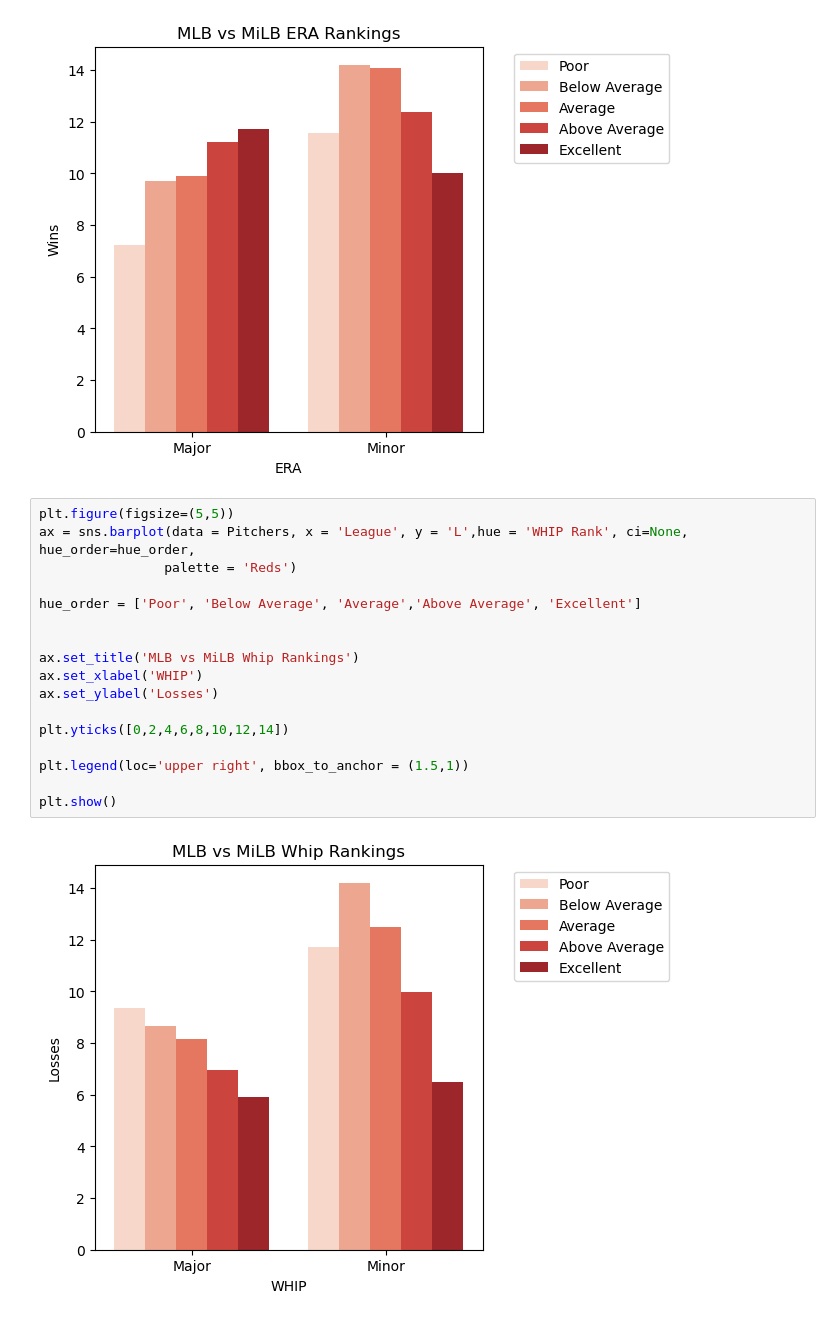
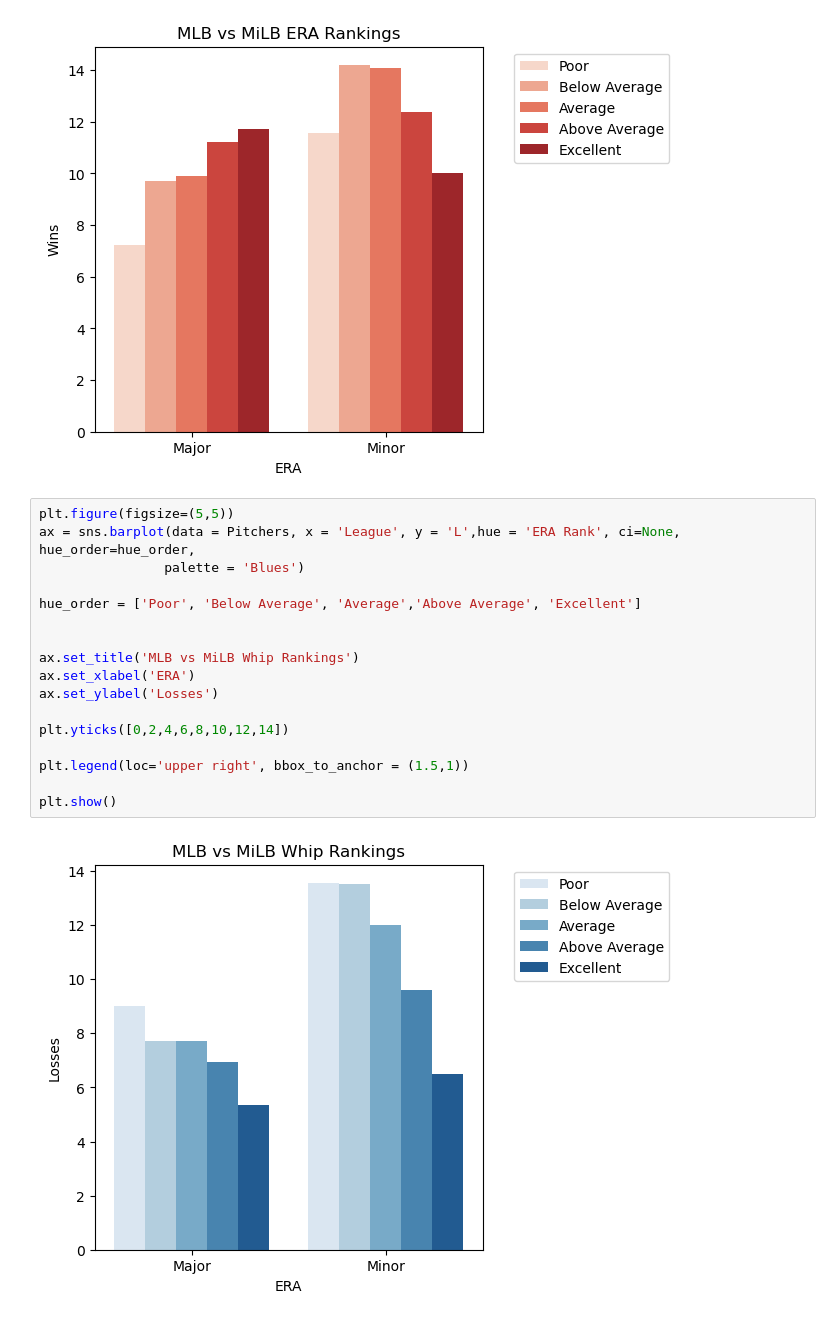
Before and after one commit to Kellyajara/MLB-MiLB-Classification, a Jupyter notebook: EDA .ipynb, the cells around one changed output. Saved outputs shown, nothing was run; the diff lists cells and outputs as text.

```diff
--- a/EDA .ipynb
+++ b/EDA .ipynb
@@ -372,23 +372,23 @@ plt.show()
 [figure]
 # %%
 plt.figure(figsize=(5,5))
-ax = sns.barplot(data = Pitchers, x = 'League', y = 'L',hue = 'WHIP Rank', ci=None,  hue_order=hue_order,
-                palette = 'Reds')
+ax = sns.barplot(data = Pitchers, x = 'League', y = 'L',hue = 'ERA Rank', ci=None,  hue_order=hue_order,
+                palette = 'Blues')
 
 hue_order = ['Poor', 'Below Average', 'Average','Above Average', 'Excellent']
 
 
 ax.set_title('MLB vs MiLB Whip Rankings')
-ax.set_xlabel('WHIP')
+ax.set_xlabel('ERA')
 ax.set_ylabel('Losses')
 
 plt.yticks([0,2,4,6,8,10,12,14])
 
 plt.legend(loc='upper right', bbox_to_anchor = (1.5,1))
 
 plt.show()
 # %% [output]
-[figure, old version]
+[figure, new version]
 # %%
 sns.lineplot(data=Pitchers, x="ERA_Rank", y="WHIP_Rank", hue="League")
 
```
Also changed, not shown: parts of 2 cells of this notebook.
